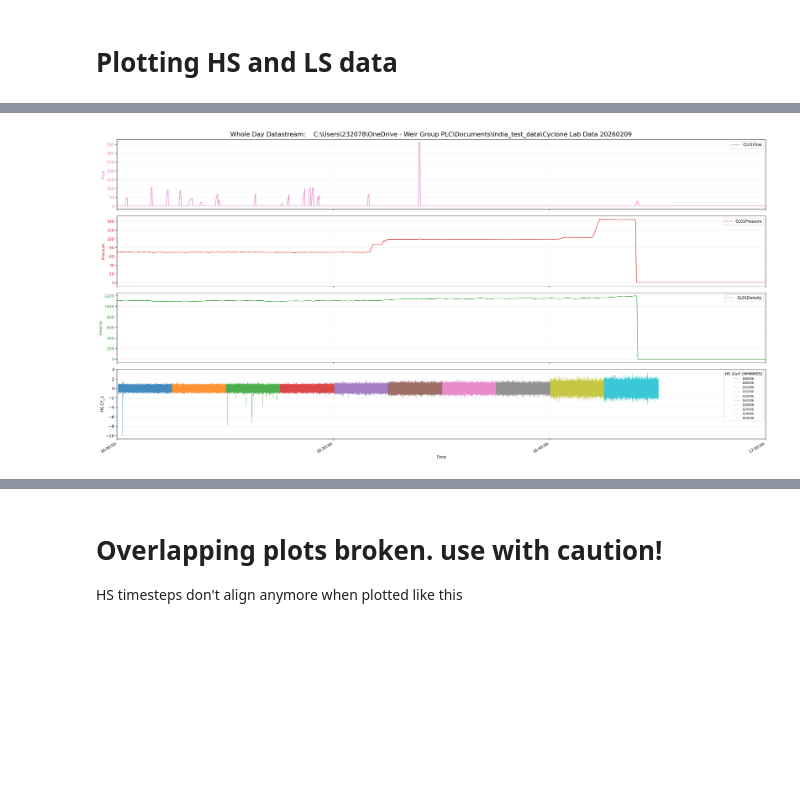
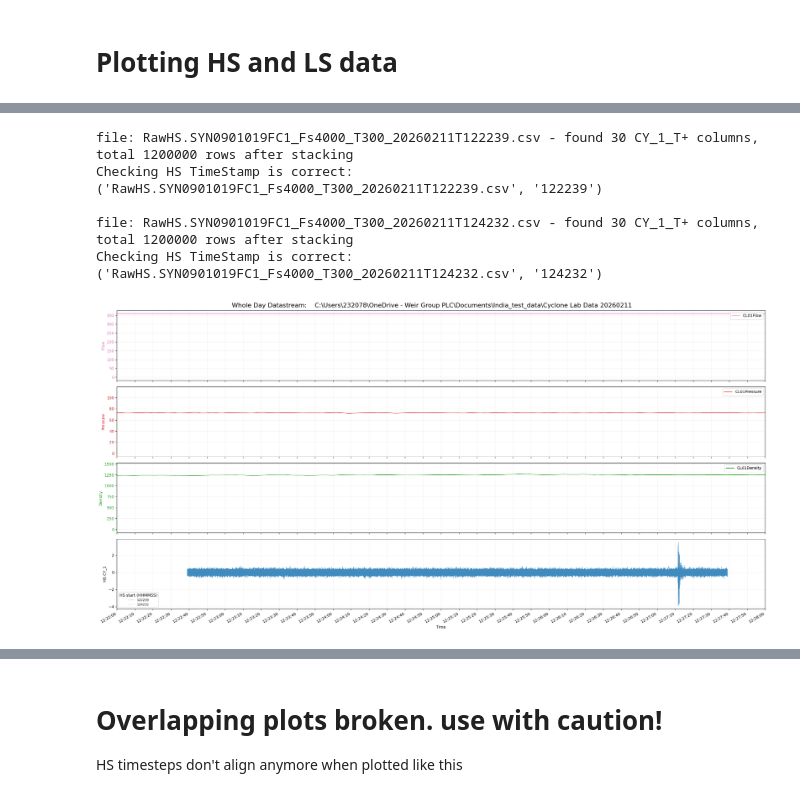
Before and after one commit to Max-Ringland-Weir/India-test-lab, a Jupyter notebook: data_inspection_full_day.ipynb, the cells around one changed output, grey strips where cells are left out. Saved outputs shown, nothing was run; the diff lists cells and outputs as text; code cells hidden in the pictures; blank space fills up the shorter version.

Commit message:
found bug where HS x-axis may be flipped...

```diff
--- a/data_inspection_full_day.ipynb
+++ b/data_inspection_full_day.ipynb
@@ -109,6 +100,14 @@ Analysis window: 15:00:00 to 17:00:00
 # %%
-start_analysis_time = "16:00:00"
-end_analysis_time   = "17:00:00"
+start_analysis_time = "12:22:00"
+end_analysis_time   = "12:28:00"
+
+# start_analysis_time = "12:27:00" # first HS set for 11/02/2026
+# end_analysis_time   = "12:27:20"
 
 print( f"Analysis window: {start_analysis_time} to {end_analysis_time}")
+
+# uncomment the relevant mdates.Locator depending on desired interval
+x_axis_ticks_hrs = 1   # x hours
+x_axis_ticks_min = 5   # y mins
+x_axis_ticks_sec = 10  # z seconds
 # %% [output]
@@ -159,40 +158,52 @@ for hs_file_path in hs_files:
         continue
 
     HS_df_conc = HS_df[cols].stack().reset_index(drop=True).to_frame("CY_1")
+    print(f"file: {hs_file} - found {len(cols)} CY_1_T+ columns, total {len(HS_df_conc)} rows after stacking")
+
 
     # Parse start time from filename: ..._T300_YYYYMMDDTHHMMSS.csv
     try:
         hhmmss = hs_file.split("_T300")[1].split("T")[1][:6]
+        print(f"Checking HS TimeStamp is correct: {hs_file, hhmmss}")
+        print('')
     except Exception:
         print(f"Skipping {hs_file}: couldn't parse time from filename")
         continue
 
     hs_start_time = pd.to_datetime(hhmmss, format="%H%M%S").replace(year=2000, month=1, day=1)
     hs_end_time   = hs_start_time + pd.Timedelta(minutes=T_minutes)
 
     hs_time_axis = pd.date_range(start=hs_start_time, end=hs_end_time,
                                  periods=HS_df_conc.shape[0])
 
     ax_hs.plot(hs_time_axis, HS_df_conc["CY_1"],
                linewidth=0.35, alpha=0.85, label=hhmmss)
 
 ax_hs.set_ylabel("HS CY_1")
 ax_hs.set_xlabel("Time")
 ax_hs.grid(True, alpha=0.2)
 
 # Make HS legend manageable
 if len(hs_files) <= 12:
-    ax_hs.legend(title="HS start (HHMMSS)", loc="upper right", fontsize=8)
+    ax_hs.legend(title="HS start (HHMMSS)", loc="lower left", fontsize=8)
 
 ax_hs.xaxis.set_major_formatter(mdates.DateFormatter("%H:%M:%S"))
-ax_hs.xaxis.set_major_locator(mdates.MinuteLocator(interval=20))
 ax_hs.set_xlim(pd.to_datetime(start_analysis_time, format="%H:%M:%S").replace(year=2000, month=1, day=1),
                pd.to_datetime(end_analysis_time, format="%H:%M:%S").replace(year=2000, month=1, day=1))
+
+# ax_hs.xaxis.set_major_locator(mdates.HourLocator(interval=x_axis_ticks_hrs))
+# ax_hs.xaxis.set_major_locator(mdates.MinuteLocator(interval=x_axis_ticks_min))
+ax_hs.xaxis.set_major_locator(mdates.SecondLocator(interval=x_axis_ticks_sec))
 
 fig.autofmt_xdate()
 
 fig.suptitle(f"Whole Day Datastream:    {project_path}", fontsize=16)
 plt.tight_layout()
 plt.show()
 # %% [output]
+file: RawHS.SYN0901019FC1_Fs4000_T300_20260211T122239.csv - found 30 CY_1_T+ columns, total 1200000 rows after stacking
+Checking HS TimeStamp is correct: ('RawHS.SYN0901019FC1_Fs4000_T300_20260211T122239.csv', '122239')
+
+file: RawHS.SYN0901019FC1_Fs4000_T300_20260211T124232.csv - found 30 CY_1_T+ columns, total 1200000 rows after stacking
+Checking HS TimeStamp is correct: ('RawHS.SYN0901019FC1_Fs4000_T300_20260211T124232.csv', '124232')
-[figure, old version]
+[figure, new version]
```
Also changed, not shown: parts of 8 cells of this notebook.
